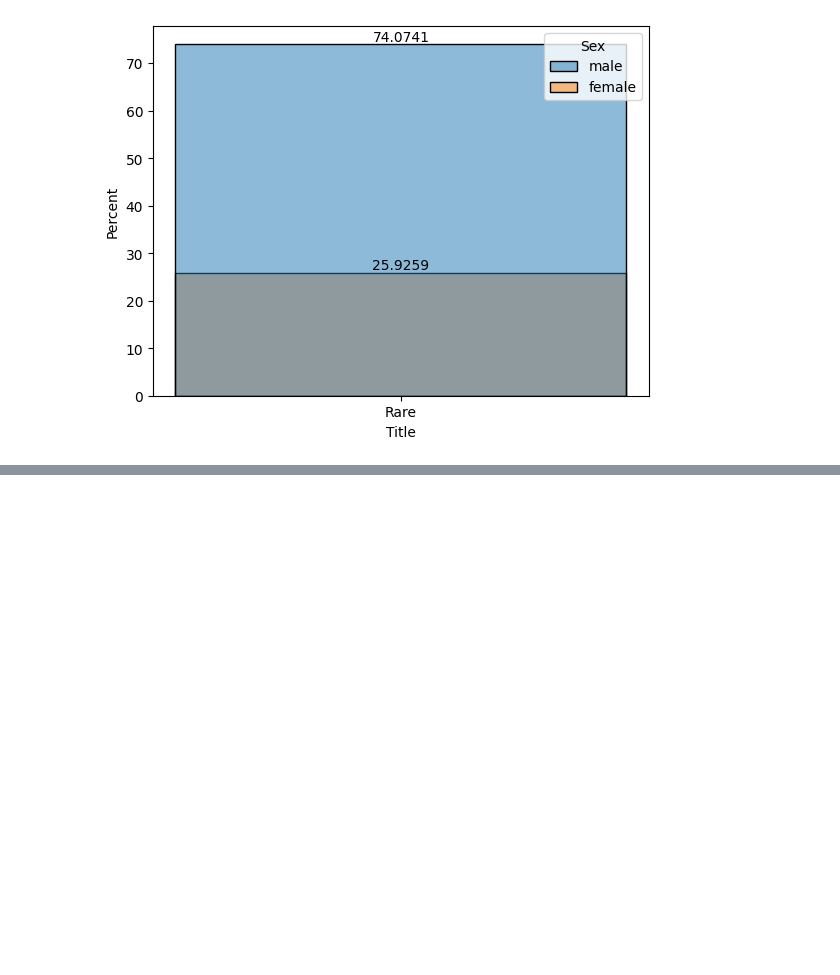
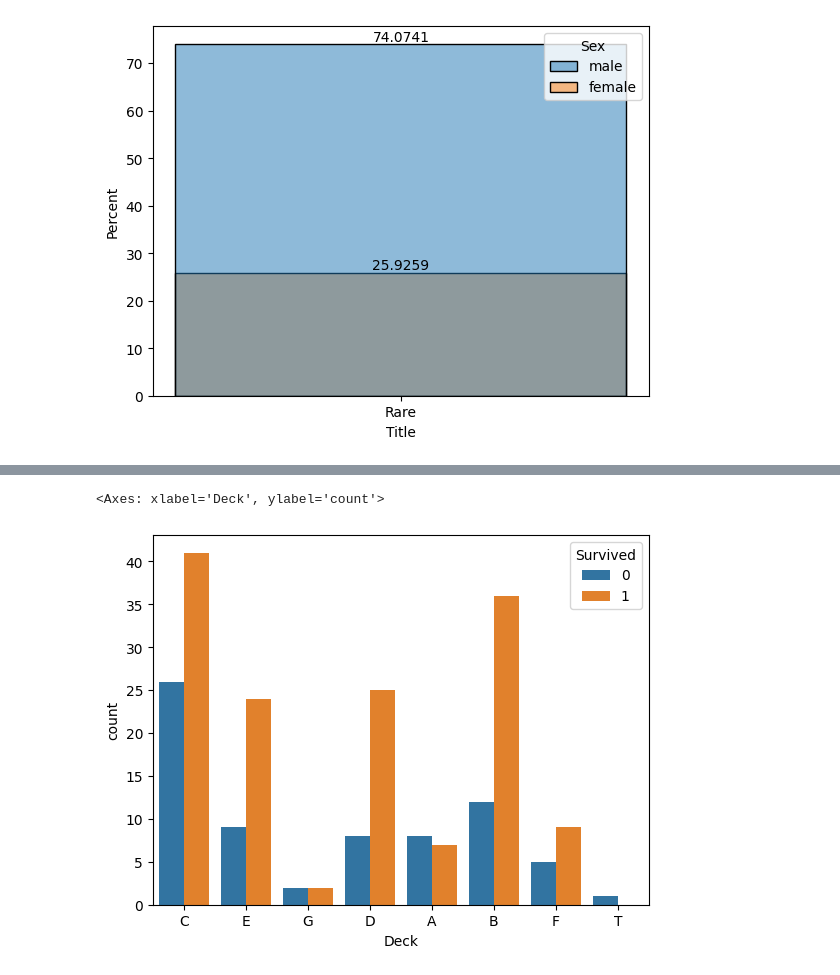
Before and after one commit to treerspeaking/titanic, a Jupyter notebook: eda.ipynb, the cells around one changed output, grey strips where cells are left out. Cells and saved outputs as stored; diff of their text form; code cells hidden in the pictures; blank space fills up the shorter version.

```diff
--- a/eda.ipynb
+++ b/eda.ipynb
@@ -516,0 +589,2 @@ plt.show()
+# %%
+df["Family_name"] = df["Name"].str.extract(r"([A-Za-z]+)\,")
@@ -516,0 +671,2 @@ plt.show()
+# %%
+df["Deck"] = df["Cabin"].str.extract(r"([A-Za-z])")
@@ -516,0 +708,2 @@ plt.show()
+# %%
+df[["Deck", "Cabin"]] =df.groupby(["Ticket"])[["Deck", "Cabin"]].transform(lambda x: x.ffill().bfill())
@@ -516,0 +769,7 @@ plt.show()
+# %%
+# sns.countplot(data=df.fillna({'Deck': 'Unknown'}), x="Deck", hue="Survived")
+# can assume that most people who have a deck do kind of well
+sns.countplot(data=df, x="Deck", hue="Survived")
+# %% [output]
+<Axes: xlabel='Deck', ylabel='count'>
+[figure, added]
```
Also changed, not shown: parts of 32 cells of this notebook, 5 other files.
